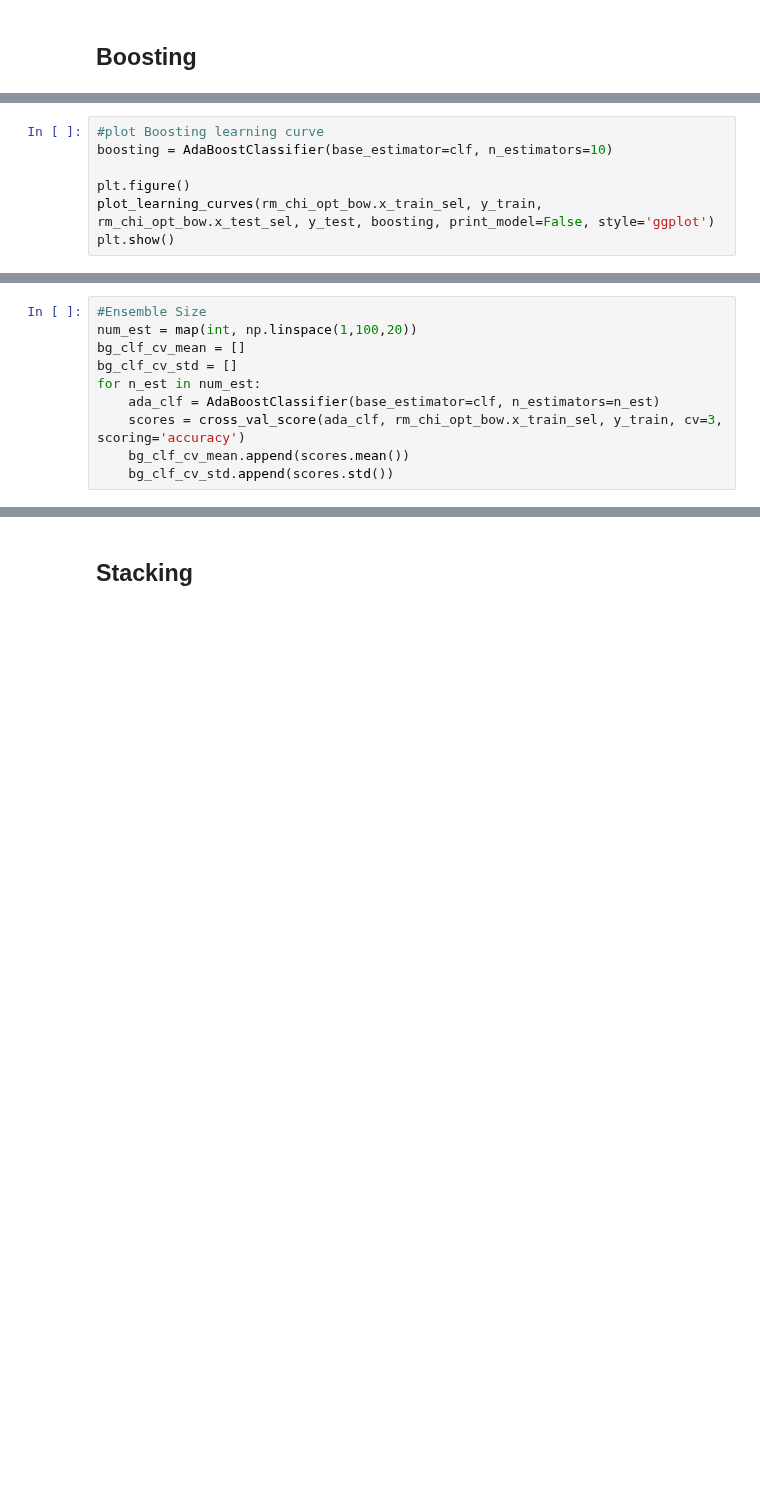
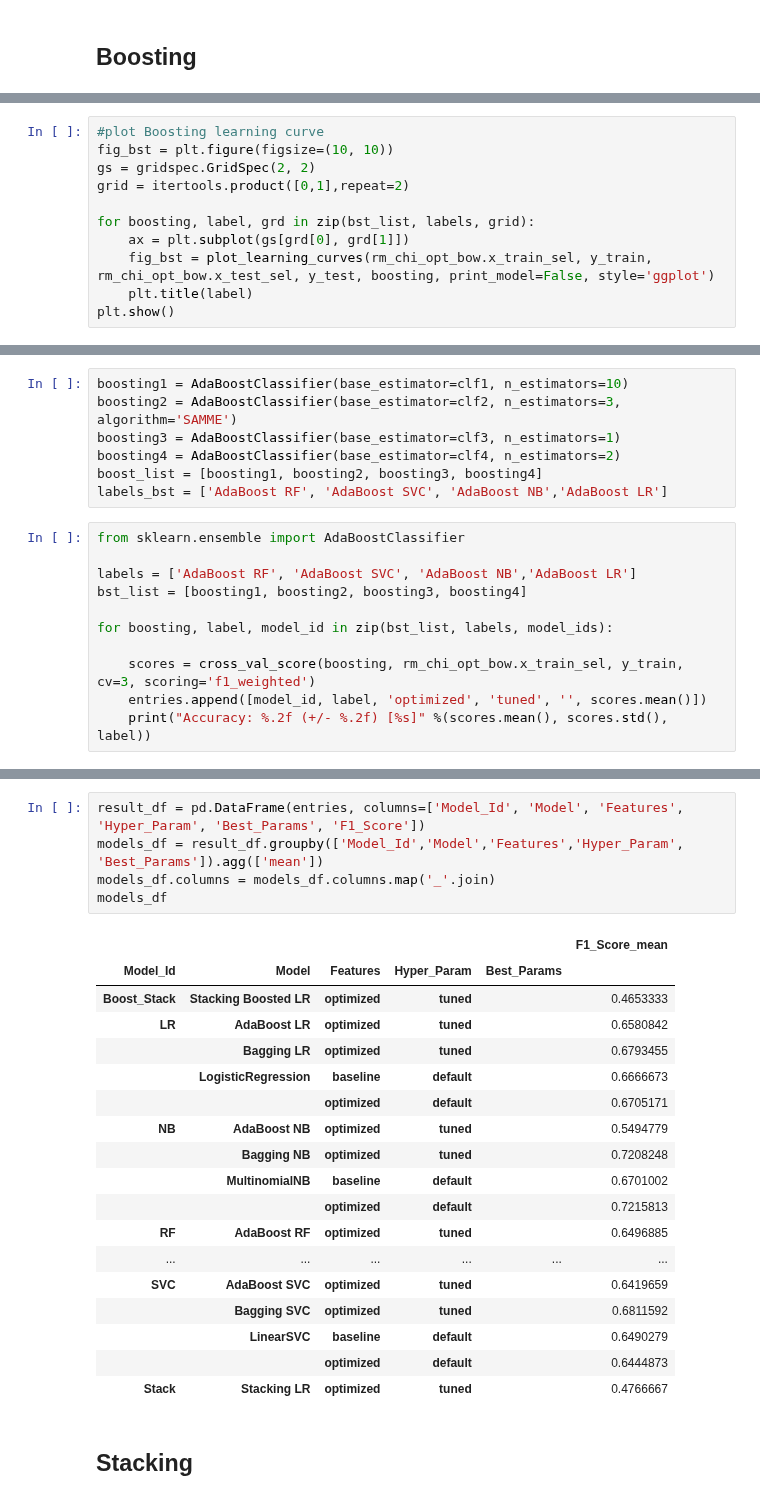
Before and after one commit to CSML1010-3-2020/NLPCourseProject, a Jupyter notebook: CSML1010_Group3_Course_Project_Model_Eval_Ensemble_rev_a.ipynb, the cells around one changed output, grey strips where cells are left out. Saved outputs shown, nothing was run; the diff lists cells and outputs as text; blank space fills up the shorter version.

```diff
--- a/CSML1010_Group3_Course_Project_Model_Eval_Ensemble_rev_a.ipynb
+++ b/CSML1010_Group3_Course_Project_Model_Eval_Ensemble_rev_a.ipynb
@@ -764,19 +855,13 @@ for n_est, label, grd in zip(num_est, label, grid):
 # %%
 #plot Boosting learning curve
-boosting = AdaBoostClassifier(base_estimator=clf, n_estimators=10)
+fig_bst = plt.figure(figsize=(10, 10))
+gs = gridspec.GridSpec(2, 2)
+grid = itertools.product([0,1],repeat=2)
 
-plt.figure()
-plot_learning_curves(rm_chi_opt_bow.x_train_sel, y_train, rm_chi_opt_bow.x_test_sel, y_test, boosting, print_model=False, style='ggplot')
+for boosting, label, grd in zip(bst_list, labels, grid):
+    ax = plt.subplot(gs[grd[0], grd[1]])
+    fig_bst = plot_learning_curves(rm_chi_opt_bow.x_train_sel, y_train, rm_chi_opt_bow.x_test_sel, y_test, boosting, print_model=False, style='ggplot')
+    plt.title(label)
 plt.show()
 # %% [output]
 [drawing not drawn]
-# %%
-#Ensemble Size
-num_est = map(int, np.linspace(1,100,20))
-bg_clf_cv_mean = []
-bg_clf_cv_std = []
-for n_est in num_est:
-    ada_clf = AdaBoostClassifier(base_estimator=clf, n_estimators=n_est)
-    scores = cross_val_score(ada_clf, rm_chi_opt_bow.x_train_sel, y_train, cv=3, scoring='accuracy')
-    bg_clf_cv_mean.append(scores.mean())
-    bg_clf_cv_std.append(scores.std())
@@ -792,0 +868,18 @@ plt.show()
+# %%
+boosting1 = AdaBoostClassifier(base_estimator=clf1, n_estimators=10)
+boosting2 = AdaBoostClassifier(base_estimator=clf2, n_estimators=3, algorithm='SAMME')
+boosting3 = AdaBoostClassifier(base_estimator=clf3, n_estimators=1)
+boosting4 = AdaBoostClassifier(base_estimator=clf4, n_estimators=2)
+boost_list = [boosting1, boosting2, boosting3, boosting4]
+labels_bst = ['AdaBoost RF', 'AdaBoost SVC', 'AdaBoost NB','AdaBoost LR']
+# %%
+from sklearn.ensemble import AdaBoostClassifier
+
+labels = ['AdaBoost RF', 'AdaBoost SVC', 'AdaBoost NB','AdaBoost LR']
+bst_list = [boosting1, boosting2, boosting3, boosting4]
+
+for boosting, label, model_id in zip(bst_list, labels, model_ids):
+
+    scores = cross_val_score(boosting, rm_chi_opt_bow.x_train_sel, y_train, cv=3, scoring='f1_weighted')
+    entries.append([model_id, label, 'optimized', 'tuned', '', scores.mean()])
+    print("Accuracy: %.2f (+/- %.2f) [%s]" %(scores.mean(), scores.std(), label))
@@ -793,3 +891,27 @@ plt.show()
+# %%
+result_df = pd.DataFrame(entries, columns=['Model_Id', 'Model', 'Features', 'Hyper_Param', 'Best_Params', 'F1_Score'])
+models_df = result_df.groupby(['Model_Id','Model','Features','Hyper_Param', 'Best_Params']).agg(['mean'])
+models_df.columns = models_df.columns.map('_'.join)
+models_df
+# %% [output]
+|  |  |  |  |  | F1_Score_mean |
+| Model_Id | Model | Features | Hyper_Param | Best_Params |  |
+| Boost_Stack | Stacking Boosted LR | optimized | tuned |  | 0.4653333 |
+| LR | AdaBoost LR | optimized | tuned |  | 0.6580842 |
+|  | Bagging LR | optimized | tuned |  | 0.6793455 |
+|  | LogisticRegression | baseline | default |  | 0.6666673 |
+|  |  | optimized | default |  | 0.6705171 |
+| NB | AdaBoost NB | optimized | tuned |  | 0.5494779 |
+|  | Bagging NB | optimized | tuned |  | 0.7208248 |
+|  | MultinomialNB | baseline | default |  | 0.6701002 |
+|  |  | optimized | default |  | 0.7215813 |
+| RF | AdaBoost RF | optimized | tuned |  | 0.6496885 |
+| ... | ... | ... | ... | ... | ... |
+| SVC | AdaBoost SVC | optimized | tuned |  | 0.6419659 |
+|  | Bagging SVC | optimized | tuned |  | 0.6811592 |
+|  | LinearSVC | baseline | default |  | 0.6490279 |
+|  |  | optimized | default |  | 0.6444873 |
+| Stack | Stacking LR | optimized | tuned |  | 0.4766667 |
 # %% [markdown]
 ## Stacking
 # %%
```
Also changed, not shown: parts of 43 cells of this notebook.
